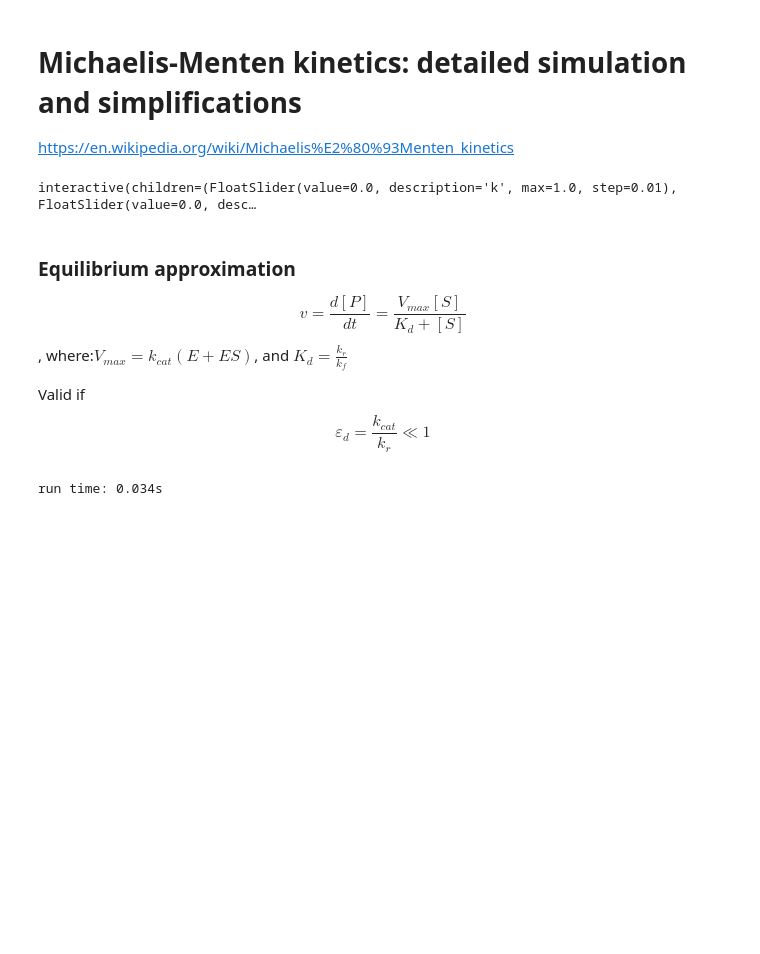
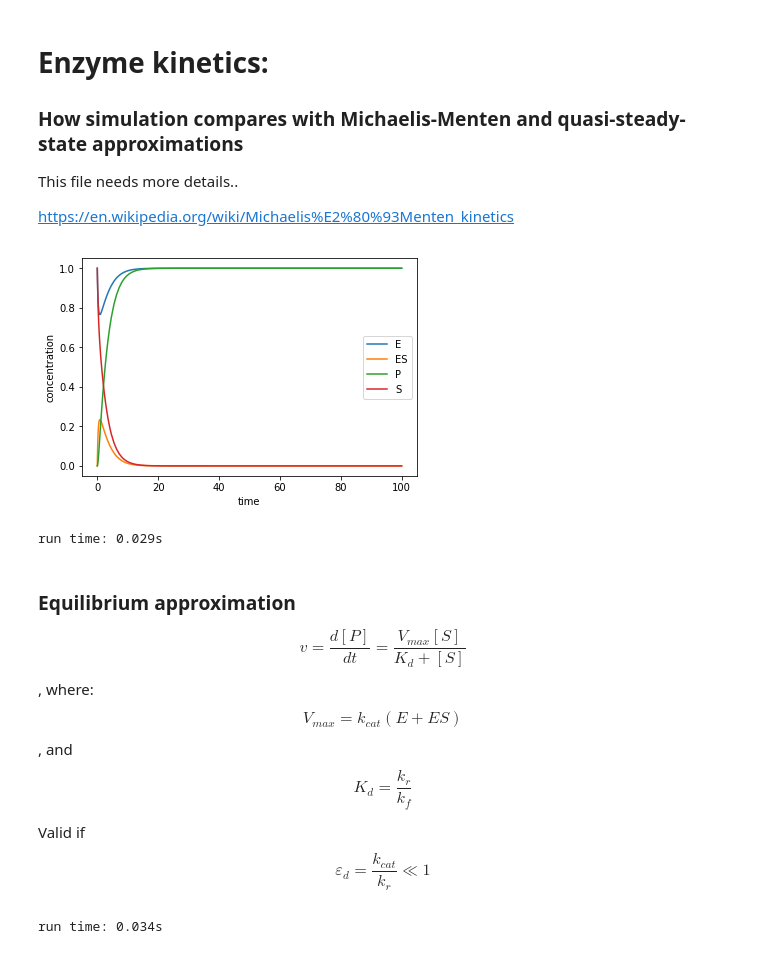
Before and after one commit to dorox/react, a Jupyter notebook: notebooks/Chemistry_Michaelis–Menten.ipynb, the cells around one changed output. Saved outputs shown, nothing was run; the diff lists cells and outputs as text; code cells hidden in the pictures; blank space fills up the shorter version.

```diff
--- a/notebooks/Michaelis–Menten.ipynb
+++ b/notebooks/Chemistry_Michaelis–Menten.ipynb
@@ -1,4 +1,6 @@
 # %% [markdown]
-# Michaelis-Menten kinetics: detailed simulation and simplifications
+# Enzyme kinetics:
+### How simulation compares with Michaelis-Menten and quasi-steady-state approximations
+This file needs more details..
 
 https://en.wikipedia.org/wiki/Michaelis%E2%80%93Menten_kinetics
@@ -8,7 +7 @@ sys.path.insert(0,'C:\\Users\\id814\\jupyter\\react\\')
-# %%
-import react
-import matplotlib.pyplot as p
-import numpy as np
-from scipy.integrate import solve_ivp
-models = react.models
 # %%
@@ -15,20 +9,26 @@ models = react.models
 from ipywidgets import interact
 # %%
-@interact
-def f(k=(0,1, 0.01), k1=(0,1,0.01), k2=(0,1,0.01)):
-    chem = models.Chemistry()
-    chem.reaction('E+S<=>ES', k1=k1, k2=k2)
-    chem.reaction('ES=>E+P', k=k)
-    chem.initial_concentrations(E = 1, S = 1)
-    _=chem.run()
+chem = models.Chemistry()
+chem.reaction('E+S<=>ES', k1=1, k2=1)
+chem.reaction('ES=>E+P', k=1)
+chem.initial_concentrations(E = 1, S = 1)
+_=chem.run()
 # %% [output]
+[figure, added]
-interactive(children=(FloatSlider(value=0.0, description='k', max=1.0, step=0.01), FloatSlider(value=0.0, desc…
+run time: 0.029s
 # %% [markdown]
 ### Equilibrium approximation
 $$
 v = \frac{d[P]}{dt} = \frac{V_{max}[S]}{K_d + [S]}
 $$
-, where:$ V_{max} = k_{cat}(E+ES)$, and $K_d = \frac{k_r}{k_f}$
+, where:
+$$
+V_{max} = k_{cat}(E+ES)
+$$
+, and
+$$
+K_d = \frac{k_r}{k_f}
+$$
 
 Valid if
 $$
```
Also changed, not shown: parts of 4 cells of this notebook, 11 other files.
